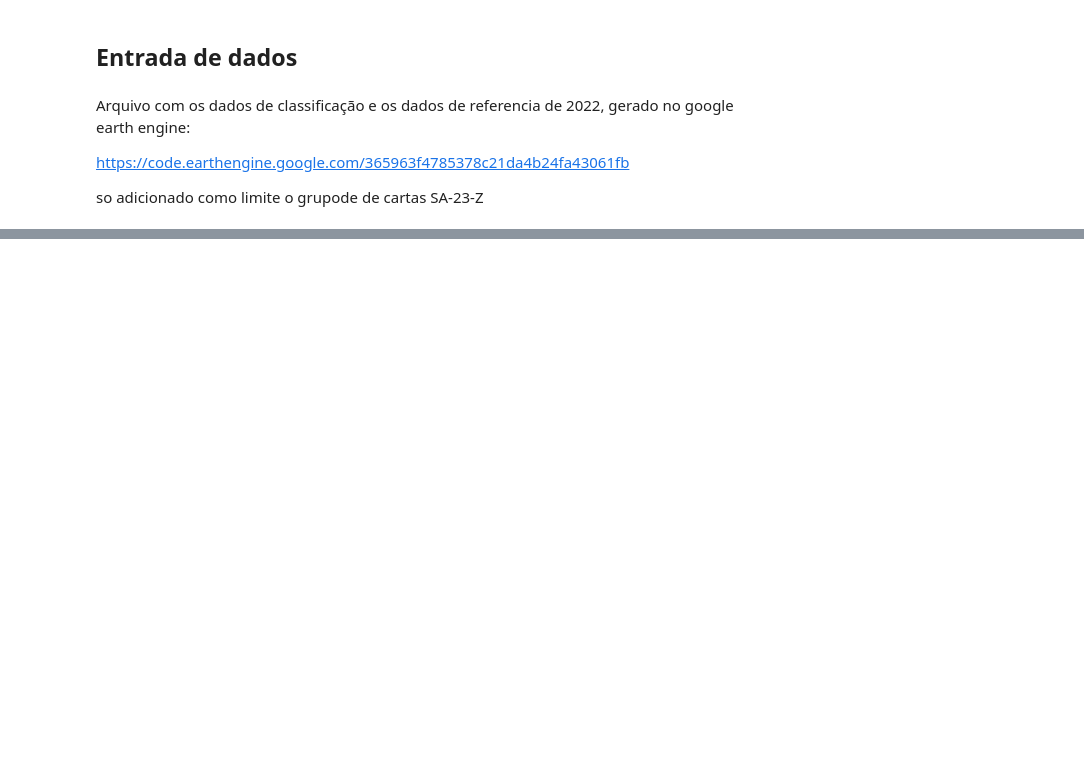
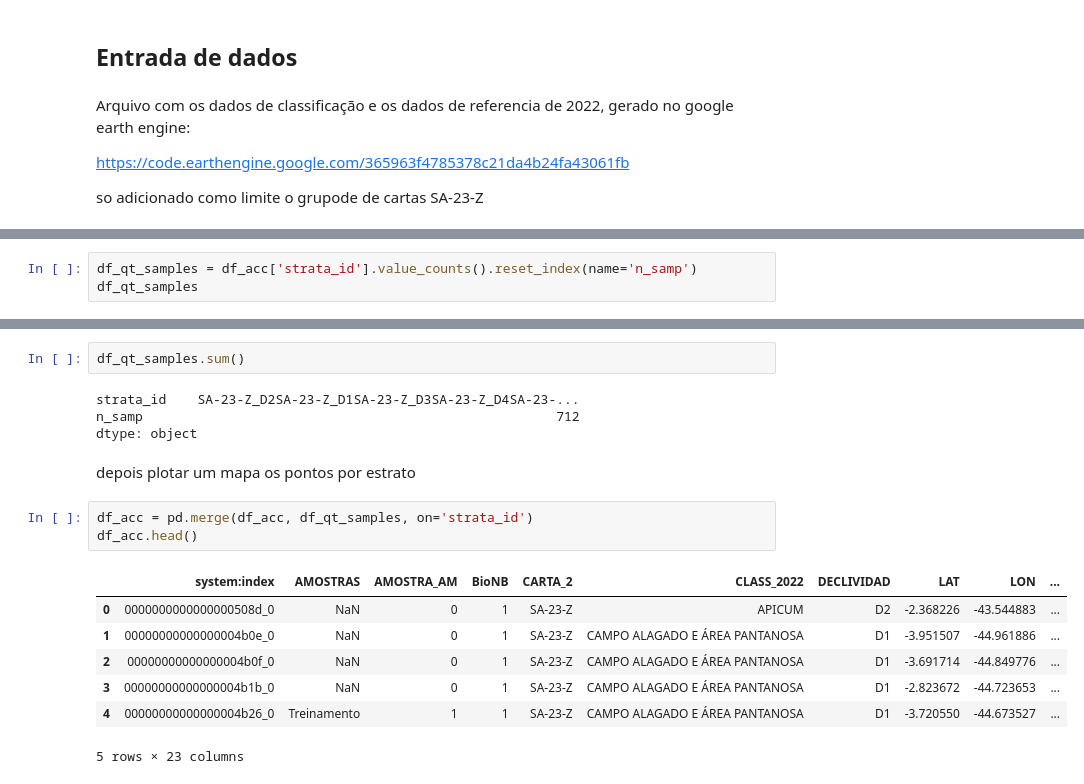
Before and after one commit to LambdaGeo/acuracia_slz, a Jupyter notebook: acuracia_sa23z.ipynb, the cells around one changed output, grey strips where cells are left out. Cells and saved outputs as stored; diff of their text form; blank space fills up the shorter version.

```diff
--- a/acuracia_sa23z.ipynb
+++ b/acuracia_sa23z.ipynb
@@ -37,0 +119,3 @@ df_acc.head()
+# %%
+df_qt_samples = df_acc['strata_id'].value_counts().reset_index(name='n_samp')
+df_qt_samples
@@ -37,0 +130,19 @@ df_acc.head()
+# %%
+df_qt_samples.sum()
+# %% [output]
+strata_id    SA-23-Z_D2SA-23-Z_D1SA-23-Z_D3SA-23-Z_D4SA-23-...
+n_samp                                                     712
+dtype: object
+# %% [markdown]
+depois plotar um mapa os pontos por estrato
+# %%
+df_acc = pd.merge(df_acc, df_qt_samples, on='strata_id')
+df_acc.head()
+# %% [output]
+|  | system:index | AMOSTRAS | AMOSTRA_AM | BioNB | CARTA_2 | CLASS_2022 | DECLIVIDAD | LAT | LON | ... |
+| 0 | 0000000000000000508d_0 | NaN | 0 | 1 | SA-23-Z | APICUM | D2 | -2.368226 | -43.544883 | ... |
+| 1 | 00000000000000004b0e_0 | NaN | 0 | 1 | SA-23-Z | CAMPO ALAGADO E ÁREA PANTANOSA | D1 | -3.951507 | -44.961886 | ... |
+| 2 | 00000000000000004b0f_0 | NaN | 0 | 1 | SA-23-Z | CAMPO ALAGADO E ÁREA PANTANOSA | D1 | -3.691714 | -44.849776 | ... |
+| 3 | 00000000000000004b1b_0 | NaN | 0 | 1 | SA-23-Z | CAMPO ALAGADO E ÁREA PANTANOSA | D1 | -2.823672 | -44.723653 | ... |
+| 4 | 00000000000000004b26_0 | Treinamento | 1 | 1 | SA-23-Z | CAMPO ALAGADO E ÁREA PANTANOSA | D1 | -3.720550 | -44.673527 | ... |
+5 rows × 23 columns
```
Also changed, not shown: parts of 30 cells of this notebook.
